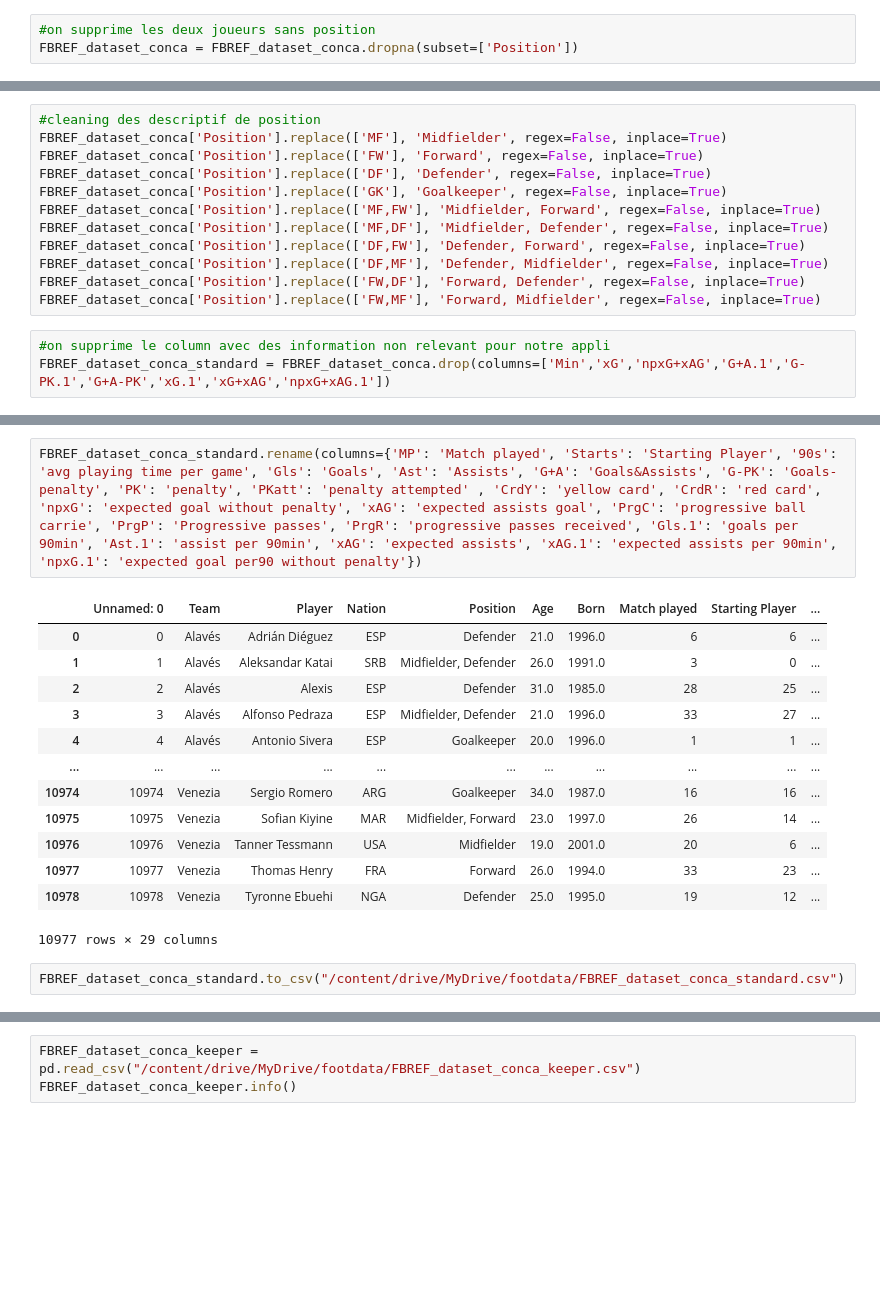
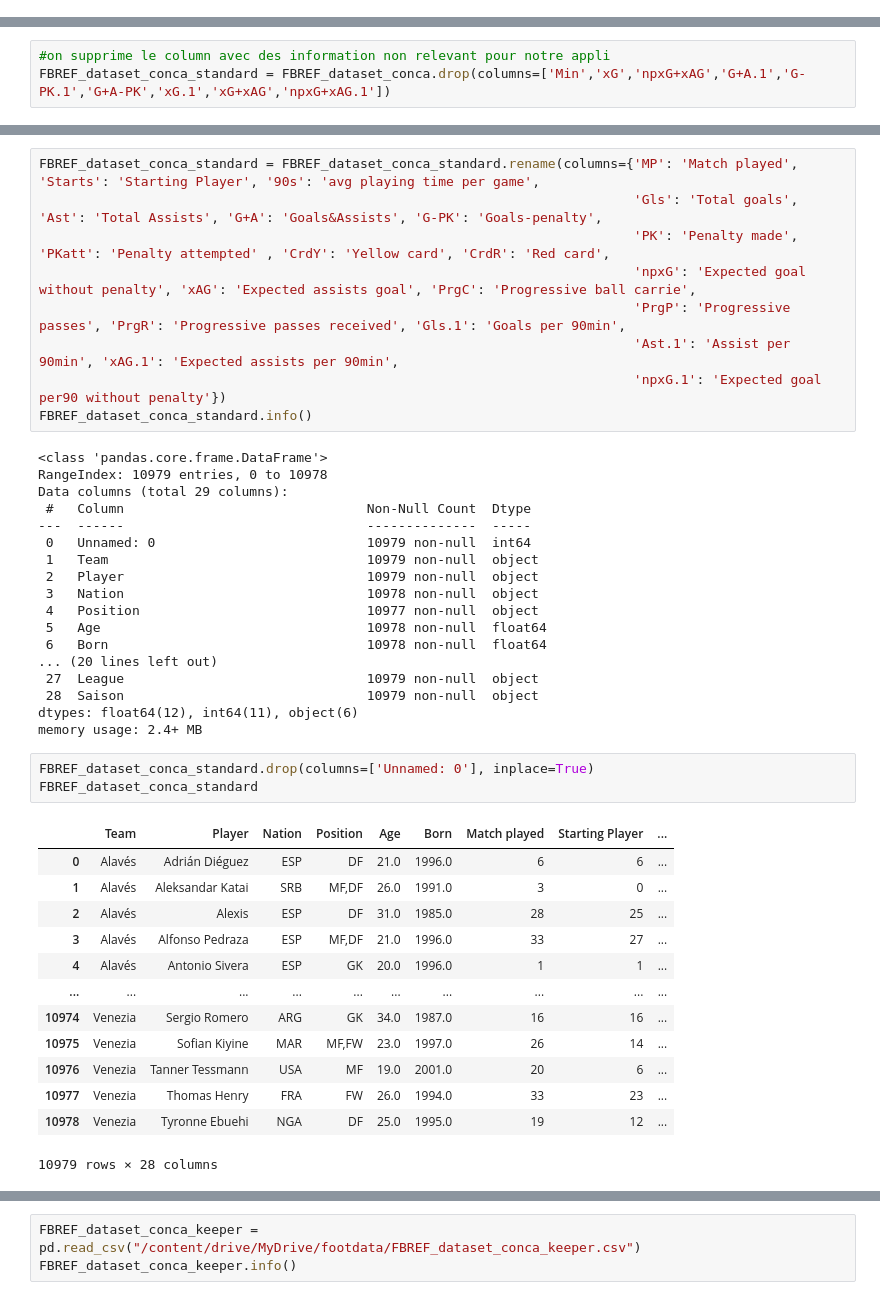
Before and after one commit to lbenyamin/Skoot, a Jupyter notebook: Preprocessing/Preprocessing_FBREF/FBref_pre_processing.ipynb, the cells around one changed output, grey strips where cells are left out. Drawn from its saved outputs; the diff is of its cells as text; blank space fills up the shorter version.

```diff
--- a/Preprocessing/Preprocessing_FBREF/FBref_pre_processing.ipynb
+++ b/Preprocessing/Preprocessing_FBREF/FBref_pre_processing.ipynb
@@ -125,3 +121,0 @@ FBREF_dataset_conca['Position'].isna().sum()
-# %%
-#on supprime les deux joueurs sans position
-FBREF_dataset_conca = FBREF_dataset_conca.dropna(subset=['Position'])
@@ -132,15 +122,3 @@ FBREF_dataset_conca.shape[0]
-# %%
-#cleaning des descriptif de position
-FBREF_dataset_conca['Position'].replace(['MF'], 'Midfielder', regex=False, inplace=True)
-FBREF_dataset_conca['Position'].replace(['FW'], 'Forward', regex=False, inplace=True)
-FBREF_dataset_conca['Position'].replace(['DF'], 'Defender', regex=False, inplace=True)
-FBREF_dataset_conca['Position'].replace(['GK'], 'Goalkeeper', regex=False, inplace=True)
-FBREF_dataset_conca['Position'].replace(['MF,FW'], 'Midfielder, Forward', regex=False, inplace=True)
-FBREF_dataset_conca['Position'].replace(['MF,DF'], 'Midfielder, Defender', regex=False, inplace=True)
-FBREF_dataset_conca['Position'].replace(['DF,FW'], 'Defender, Forward', regex=False, inplace=True)
-FBREF_dataset_conca['Position'].replace(['DF,MF'], 'Defender, Midfielder', regex=False, inplace=True)
-FBREF_dataset_conca['Position'].replace(['FW,DF'], 'Forward, Defender', regex=False, inplace=True)
-FBREF_dataset_conca['Position'].replace(['FW,MF'], 'Forward, Midfielder', regex=False, inplace=True)
 # %%
 #on supprime le column avec des information non relevant pour notre appli
 FBREF_dataset_conca_standard = FBREF_dataset_conca.drop(columns=['Min','xG','npxG+xAG','G+A.1','G-PK.1','G+A-PK','xG.1','xG+xAG','npxG+xAG.1'])
@@ -167,19 +145,45 @@ memory usage: 2.5+ MB
 # %%
-FBREF_dataset_conca_standard.rename(columns={'MP': 'Match played', 'Starts': 'Starting Player', '90s': 'avg playing time per game', 'Gls': 'Goals', 'Ast': 'Assists', 'G+A': 'Goals&Assists', 'G-PK': 'Goals-penalty', 'PK': 'penalty', 'PKatt': 'penalty attempted' , 'CrdY': 'yellow card', 'CrdR': 'red card', 'npxG': 'expected goal without penalty', 'xAG': 'expected assists goal', 'PrgC': 'progressive ball carrie', 'PrgP': 'Progressive passes', 'PrgR': 'progressive passes received', 'Gls.1': 'goals per 90min', 'Ast.1': 'assist per 90min', 'xAG': 'expected assists', 'xAG.1': 'expected assists per 90min', 'npxG.1': 'expected goal per90 without penalty'})
+FBREF_dataset_conca_standard = FBREF_dataset_conca_standard.rename(columns={'MP': 'Match played', 'Starts': 'Starting Player', '90s': 'avg playing time per game',
+                                                                            'Gls': 'Total goals', 'Ast': 'Total Assists', 'G+A': 'Goals&Assists', 'G-PK': 'Goals-penalty',
+                                                                            'PK': 'Penalty made', 'PKatt': 'Penalty attempted' , 'CrdY': 'Yellow card', 'CrdR': 'Red card',
+                                                                            'npxG': 'Expected goal without penalty', 'xAG': 'Expected assists goal', 'PrgC': 'Progressive ball carrie',
+                                                                            'PrgP': 'Progressive passes', 'PrgR': 'Progressive passes received', 'Gls.1': 'Goals per 90min',
+                                                                            'Ast.1': 'Assist per 90min', 'xAG.1': 'Expected assists per 90min',
+                                                                            'npxG.1': 'Expected goal per90 without penalty'})
+FBREF_dataset_conca_standard.info()
 # %% [output]
-|  | Unnamed: 0 | Team | Player | Nation | Position | Age | Born | Match played | Starting Player | ... |
-| 0 | 0 | Alavés | Adrián Diéguez | ESP | Defender | 21.0 | 1996.0 | 6 | 6 | ... |
-| 1 | 1 | Alavés | Aleksandar Katai | SRB | Midfielder, Defender | 26.0 | 1991.0 | 3 | 0 | ... |
-| 2 | 2 | Alavés | Alexis | ESP | Defender | 31.0 | 1985.0 | 28 | 25 | ... |
-| 3 | 3 | Alavés | Alfonso Pedraza | ESP | Midfielder, Defender | 21.0 | 1996.0 | 33 | 27 | ... |
-| 4 | 4 | Alavés | Antonio Sivera | ESP | Goalkeeper | 20.0 | 1996.0 | 1 | 1 | ... |
-| ... | ... | ... | ... | ... | ... | ... | ... | ... | ... | ... |
-| 10974 | 10974 | Venezia | Sergio Romero | ARG | Goalkeeper | 34.0 | 1987.0 | 16 | 16 | ... |
-| 10975 | 10975 | Venezia | Sofian Kiyine | MAR | Midfielder, Forward | 23.0 | 1997.0 | 26 | 14 | ... |
-| 10976 | 10976 | Venezia | Tanner Tessmann | USA | Midfielder | 19.0 | 2001.0 | 20 | 6 | ... |
-| 10977 | 10977 | Venezia | Thomas Henry | FRA | Forward | 26.0 | 1994.0 | 33 | 23 | ... |
-| 10978 | 10978 | Venezia | Tyronne Ebuehi | NGA | Defender | 25.0 | 1995.0 | 19 | 12 | ... |
-10977 rows × 29 columns
+<class 'pandas.core.frame.DataFrame'>
+RangeIndex: 10979 entries, 0 to 10978
+Data columns (total 29 columns):
+ #   Column                               Non-Null Count  Dtype
+---  ------                               --------------  -----
+ 0   Unnamed: 0                           10979 non-null  int64
+ 1   Team                                 10979 non-null  object
+ 2   Player                               10979 non-null  object
+ 3   Nation                               10978 non-null  object
+ 4   Position                             10977 non-null  object
+ 5   Age                                  10978 non-null  float64
+ 6   Born                                 10978 non-null  float64
+... (20 lines left out)
+ 27  League                               10979 non-null  object
+ 28  Saison                               10979 non-null  object
+dtypes: float64(12), int64(11), object(6)
+memory usage: 2.4+ MB
-# %%
-FBREF_dataset_conca_standard.to_csv("/content/drive/MyDrive/footdata/FBREF_dataset_conca_standard.csv")
+# %%
+FBREF_dataset_conca_standard.drop(columns=['Unnamed: 0'], inplace=True)
+FBREF_dataset_conca_standard
+# %% [output]
+|  | Team | Player | Nation | Position | Age | Born | Match played | Starting Player | ... |
+| 0 | Alavés | Adrián Diéguez | ESP | DF | 21.0 | 1996.0 | 6 | 6 | ... |
+| 1 | Alavés | Aleksandar Katai | SRB | MF,DF | 26.0 | 1991.0 | 3 | 0 | ... |
+| 2 | Alavés | Alexis | ESP | DF | 31.0 | 1985.0 | 28 | 25 | ... |
+| 3 | Alavés | Alfonso Pedraza | ESP | MF,DF | 21.0 | 1996.0 | 33 | 27 | ... |
+| 4 | Alavés | Antonio Sivera | ESP | GK | 20.0 | 1996.0 | 1 | 1 | ... |
+| ... | ... | ... | ... | ... | ... | ... | ... | ... | ... |
+| 10974 | Venezia | Sergio Romero | ARG | GK | 34.0 | 1987.0 | 16 | 16 | ... |
+| 10975 | Venezia | Sofian Kiyine | MAR | MF,FW | 23.0 | 1997.0 | 26 | 14 | ... |
+| 10976 | Venezia | Tanner Tessmann | USA | MF | 19.0 | 2001.0 | 20 | 6 | ... |
+| 10977 | Venezia | Thomas Henry | FRA | FW | 26.0 | 1994.0 | 33 | 23 | ... |
+| 10978 | Venezia | Tyronne Ebuehi | NGA | DF | 25.0 | 1995.0 | 19 | 12 | ... |
+10979 rows × 28 columns
 # %% [markdown]
```
Also changed, not shown: parts of 42 cells of this notebook.
